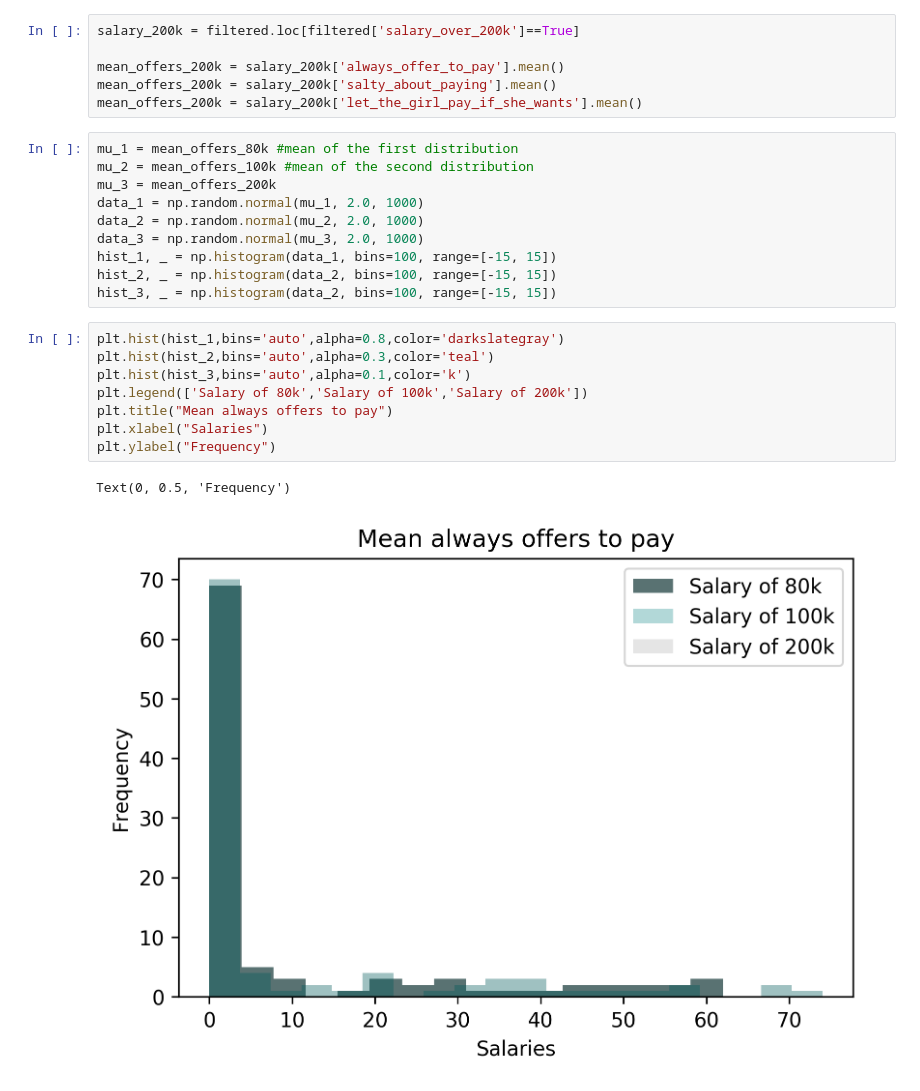
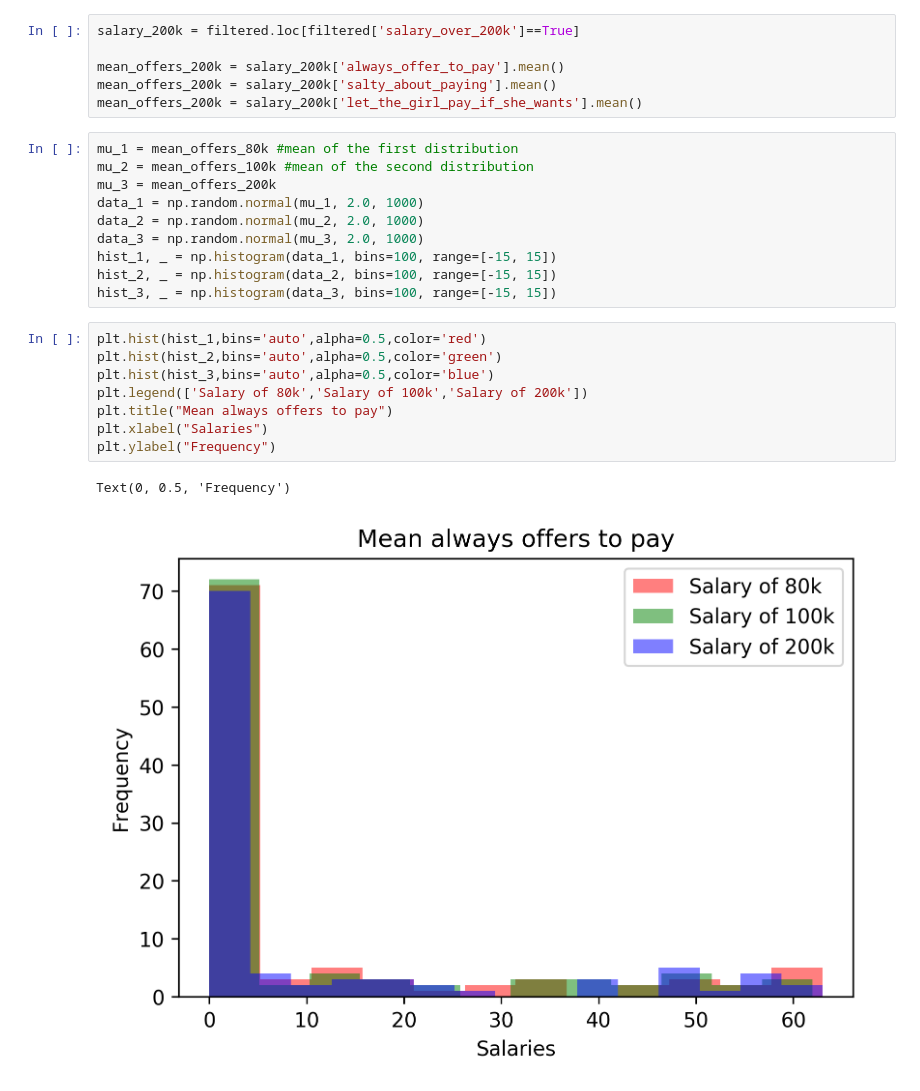
Before and after one commit to simonfong6/ECE-143-Team-6, a Jupyter notebook: Nobody is allowed to read this, but Brian.ipynb, the cells around one changed output. Saved outputs shown, nothing was run; the diff lists cells and outputs as text.

```diff
--- a/Nobody is allowed to read this, but Brian.ipynb
+++ b/Nobody is allowed to read this, but Brian.ipynb
@@ -345,15 +345,15 @@ data_2 = np.random.normal(mu_2, 2.0, 1000)
 data_3 = np.random.normal(mu_3, 2.0, 1000)
 hist_1, _ = np.histogram(data_1, bins=100, range=[-15, 15])
 hist_2, _ = np.histogram(data_2, bins=100, range=[-15, 15])
-hist_3, _ = np.histogram(data_2, bins=100, range=[-15, 15])
+hist_3, _ = np.histogram(data_3, bins=100, range=[-15, 15])
 # %%
-plt.hist(hist_1,bins='auto',alpha=0.8,color='darkslategray')
-plt.hist(hist_2,bins='auto',alpha=0.3,color='teal')
-plt.hist(hist_3,bins='auto',alpha=0.1,color='k')
+plt.hist(hist_1,bins='auto',alpha=0.5,color='red')
+plt.hist(hist_2,bins='auto',alpha=0.5,color='green')
+plt.hist(hist_3,bins='auto',alpha=0.5,color='blue')
 plt.legend(['Salary of 80k','Salary of 100k','Salary of 200k'])
 plt.title("Mean always offers to pay")
 plt.xlabel("Salaries")
 plt.ylabel("Frequency")
 # %% [output]
 Text(0, 0.5, 'Frequency')
-[figure, old version]
+[figure, new version]
```
